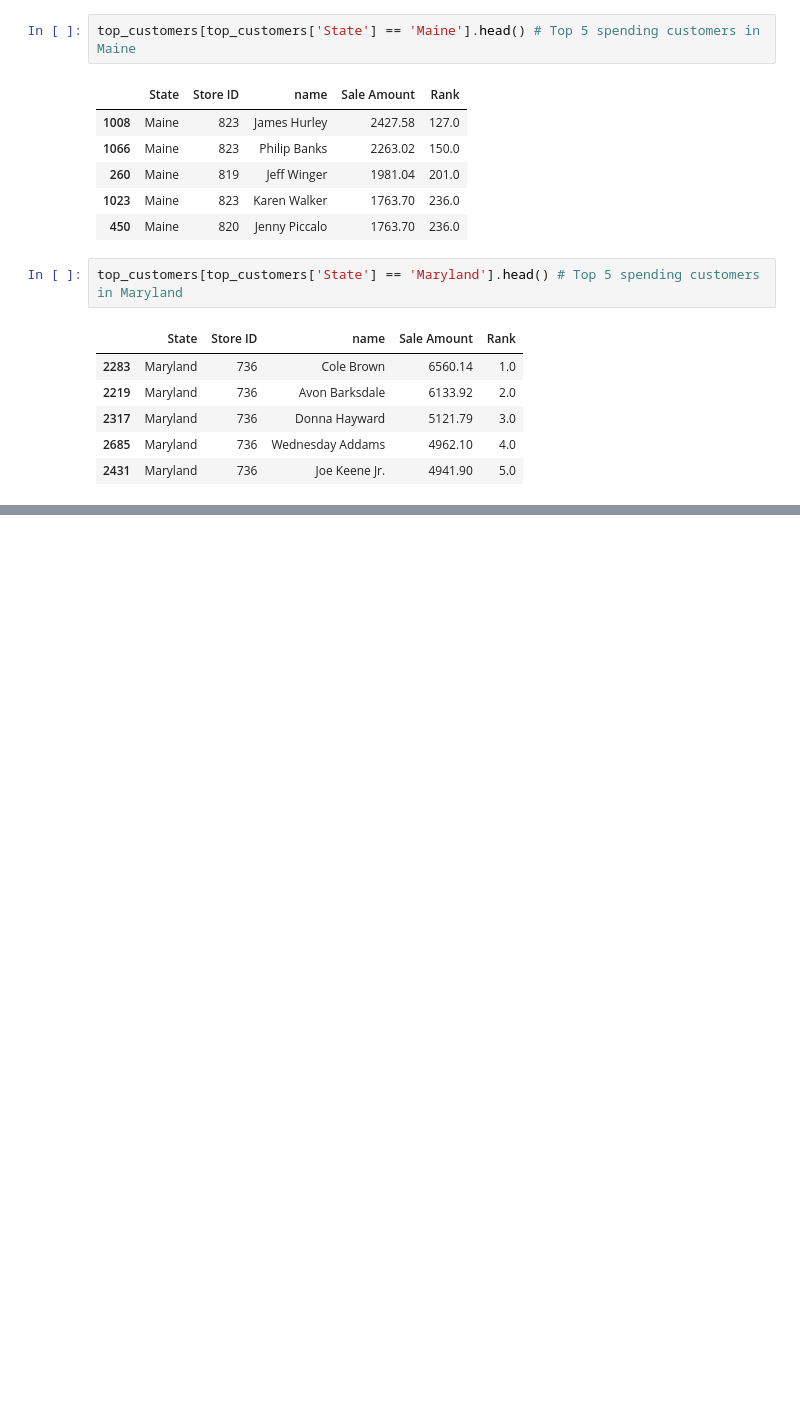
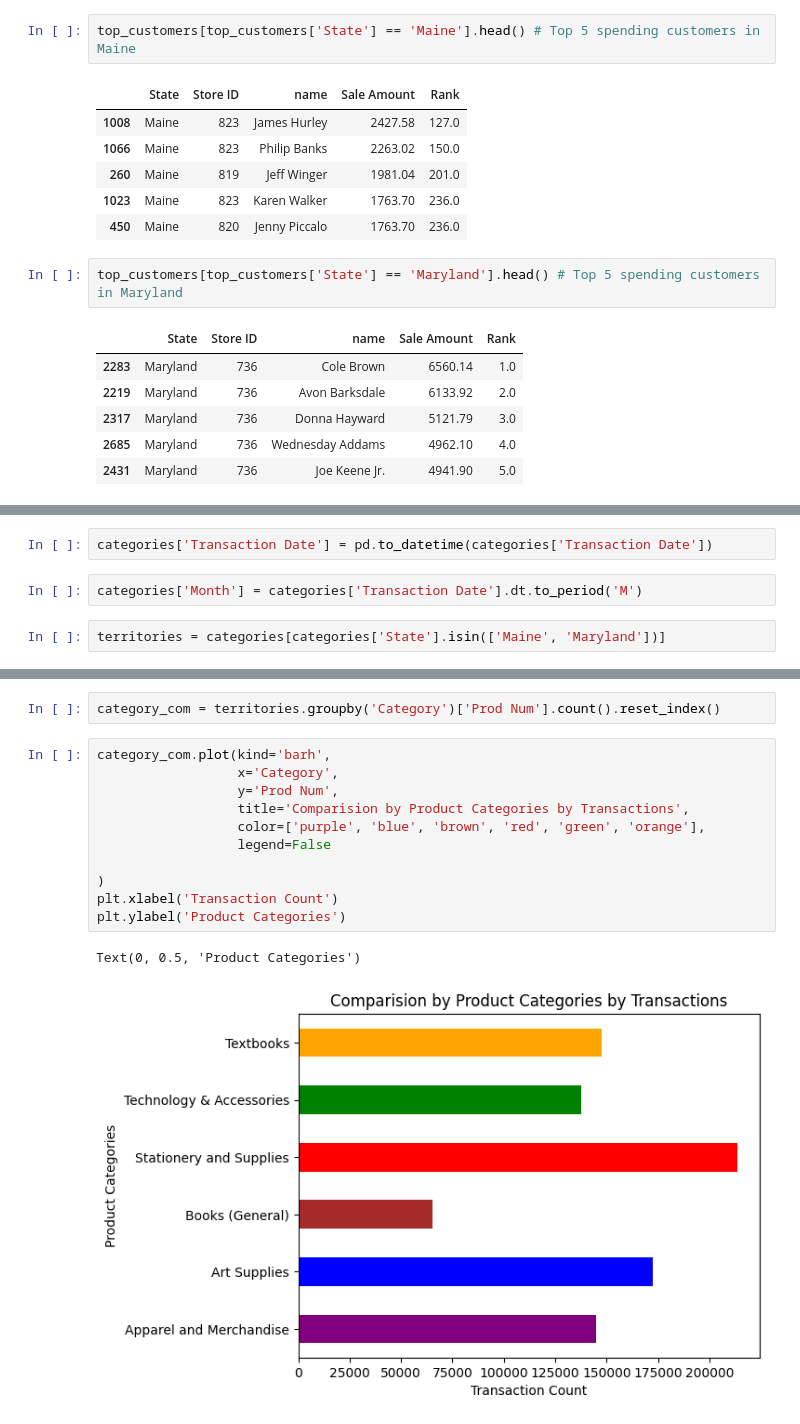
Before and after one commit to Tita9630/Capstone_2, a Jupyter notebook: Zergaw_sales_analysis.ipynb, the cells around one changed output, grey strips where cells are left out. Saved outputs shown, nothing was run; the diff lists cells and outputs as text; blank space fills up the shorter version.

```diff
--- a/Zergaw_sales_analysis.ipynb
+++ b/Zergaw_sales_analysis.ipynb
@@ -230,0 +239,6 @@ top_customers[top_customers['State'] == 'Maryland'].head() # Top 5 spending cust
+# %%
+categories['Transaction Date'] = pd.to_datetime(categories['Transaction Date'])
+# %%
+categories['Month'] = categories['Transaction Date'].dt.to_period('M')
+# %%
+territories = categories[categories['State'].isin(['Maine', 'Maryland'])]
@@ -230,0 +277,16 @@ top_customers[top_customers['State'] == 'Maryland'].head() # Top 5 spending cust
+# %%
+category_com = territories.groupby('Category')['Prod Num'].count().reset_index()
+# %%
+category_com.plot(kind='barh',
+                  x='Category',
+                  y='Prod Num',
+                  title='Comparision by Product Categories by Transactions',
+                  color=['purple', 'blue', 'brown', 'red', 'green', 'orange'],
+                  legend=False
+
+)
+plt.xlabel('Transaction Count')
+plt.ylabel('Product Categories')
+# %% [output]
+Text(0, 0.5, 'Product Categories')
+[figure, added]
```
Also changed, not shown: parts of 14 cells of this notebook.
